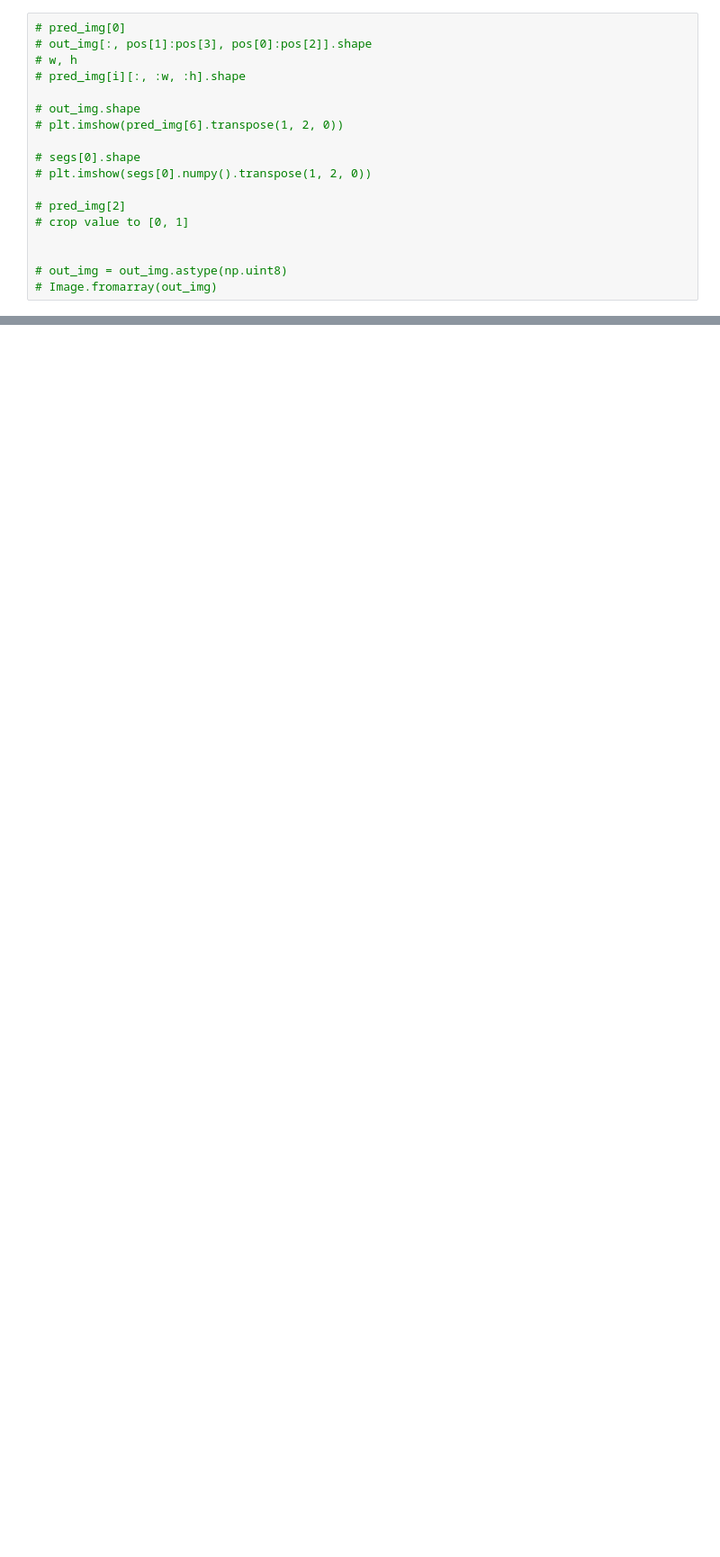
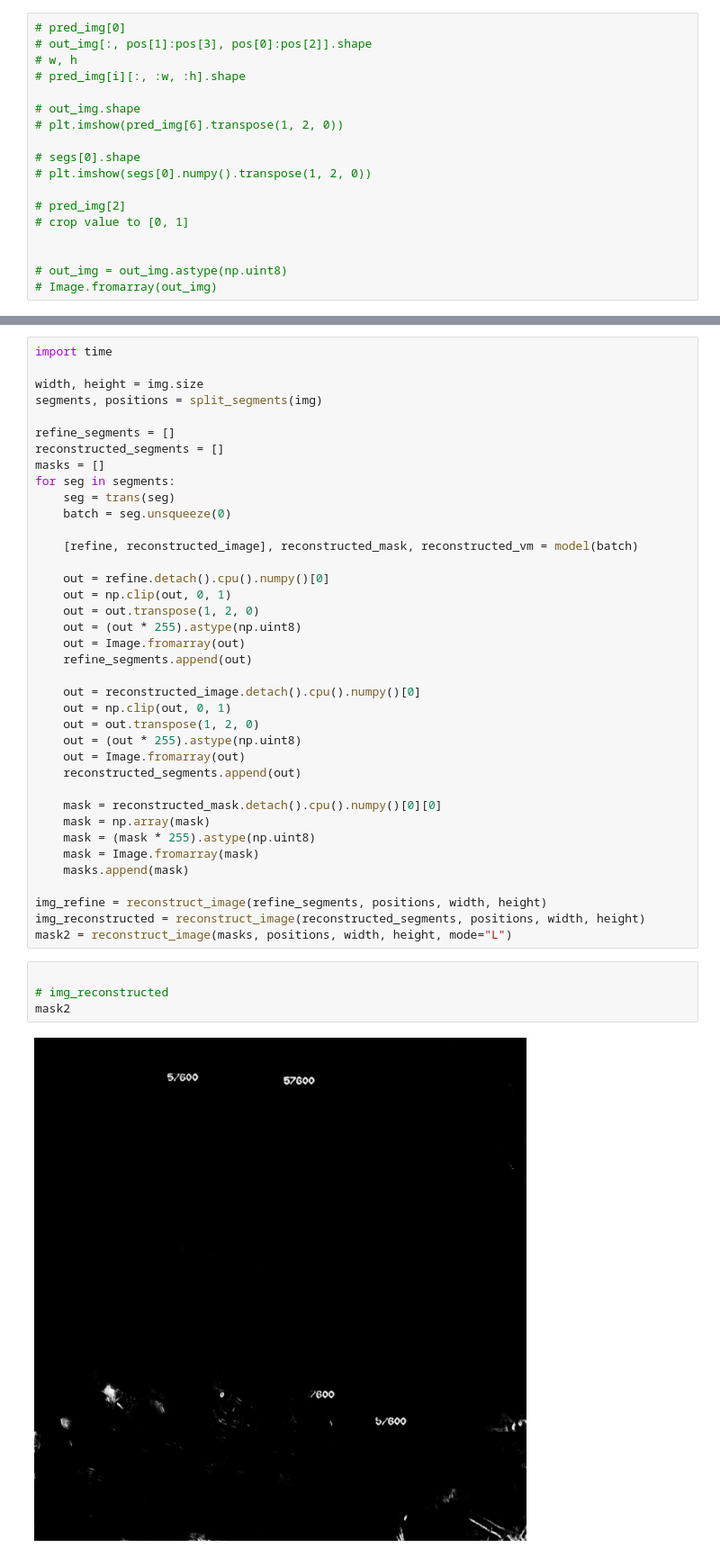
Before and after one commit to hahunavth/deep-blind-watermark-removal, a Jupyter notebook: inference.ipynb, the cells around one changed output, grey strips where cells are left out. Shown at 90% size. Saved outputs shown, nothing was run; the diff lists cells and outputs as text; blank space fills up the shorter version.

```diff
--- a/inference.ipynb
+++ b/inference.ipynb
@@ -152,0 +217,44 @@ torch.Size([1, 3, 256, 256])
+# %%
+import time
+
+width, height = img.size
+segments, positions = split_segments(img)
+
+refine_segments = []
+reconstructed_segments = []
+masks = []
+for seg in segments:
+    seg = trans(seg)
+    batch = seg.unsqueeze(0)
+
+    [refine, reconstructed_image], reconstructed_mask, reconstructed_vm = model(batch)
+
+    out = refine.detach().cpu().numpy()[0]
+    out = np.clip(out, 0, 1)
+    out = out.transpose(1, 2, 0)
+    out = (out * 255).astype(np.uint8)
+    out = Image.fromarray(out)
+    refine_segments.append(out)
+
+    out = reconstructed_image.detach().cpu().numpy()[0]
+    out = np.clip(out, 0, 1)
+    out = out.transpose(1, 2, 0)
+    out = (out * 255).astype(np.uint8)
+    out = Image.fromarray(out)
+    reconstructed_segments.append(out)
+
+    mask = reconstructed_mask.detach().cpu().numpy()[0][0]
+    mask = np.array(mask)
+    mask = (mask * 255).astype(np.uint8)
+    mask = Image.fromarray(mask)
+    masks.append(mask)
+
+img_refine = reconstruct_image(refine_segments, positions, width, height)
+img_reconstructed = reconstruct_image(reconstructed_segments, positions, width, height)
+mask2 = reconstruct_image(masks, positions, width, height, mode="L")
+# %%
+
+# img_reconstructed
+mask2
+# %% [output]
+[figure, added]
```
Also changed, not shown: parts of 9 cells of this notebook, 7 other files.
